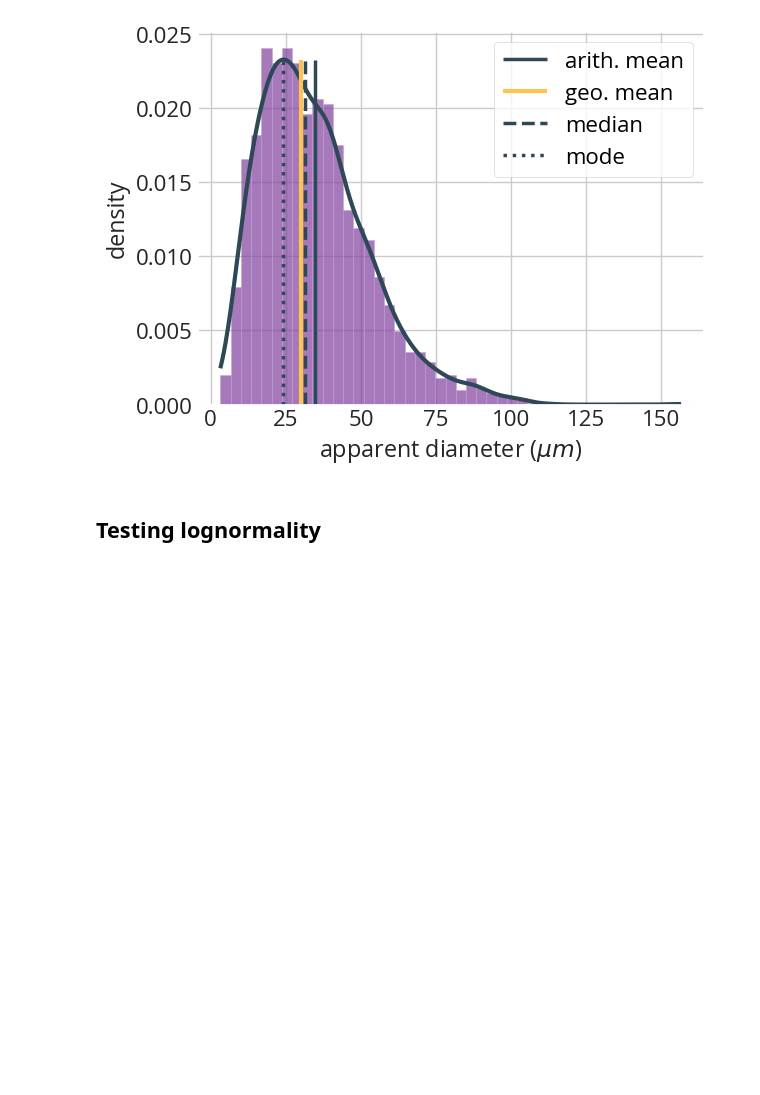
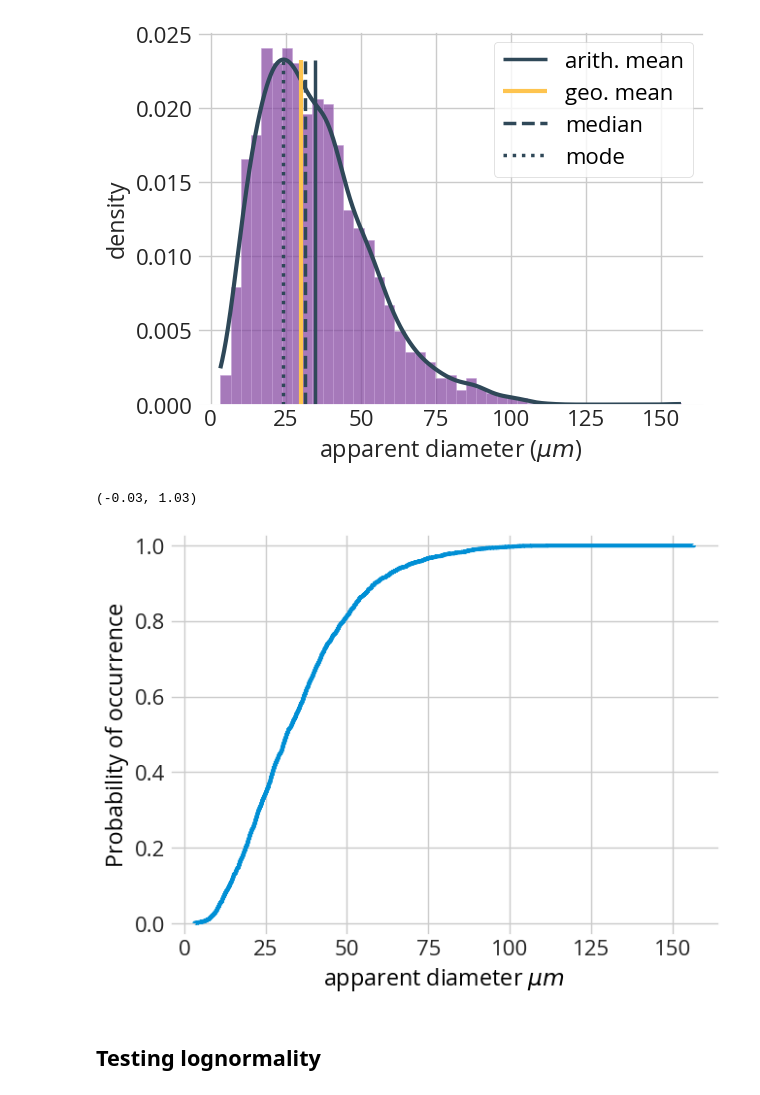
Before and after one commit to marcoalopez/GrainSizeTools, a Jupyter notebook: grain_size_tools/grain_size_analysis.ipynb, the cells around one changed output. Saved outputs shown, nothing was run; the diff lists cells and outputs as text; code cells hidden in the pictures; blank space fills up the shorter version.

```diff
--- a/grain_size_tools/grain_size_analysis.ipynb
+++ b/grain_size_tools/grain_size_analysis.ipynb
@@ -137,0 +138,14 @@ KDE bandwidth =  4.01
+# %%
+import matplotlib.pyplot as plt
+
+# create the plot
+fig2, ax = plt.subplots(constrained_layout=True)
+
+ax.ecdf(dataset['ECD'])
+
+ax.set_xlabel('apparent diameter $\mu m$')
+ax.set_ylabel("Probability of occurrence")
+ax.set_ylim(bottom=-0.03, top=1.03)
+# %% [output]
+(-0.03, 1.03)
+[figure, added]
```
Also changed, not shown: parts of 9 cells of this notebook.
